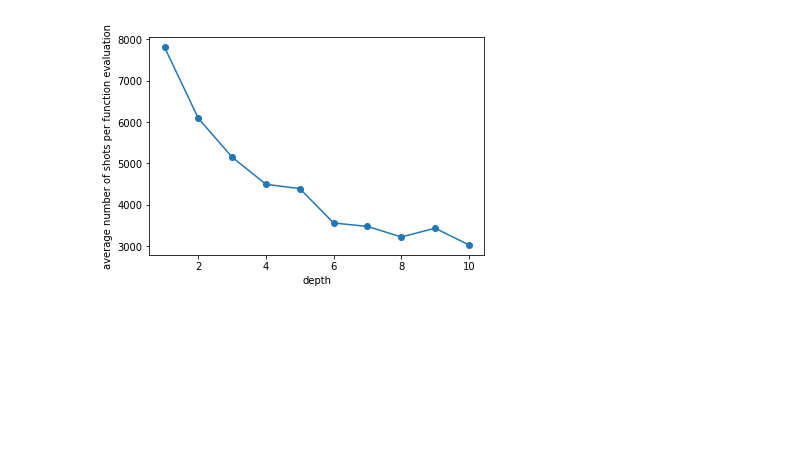
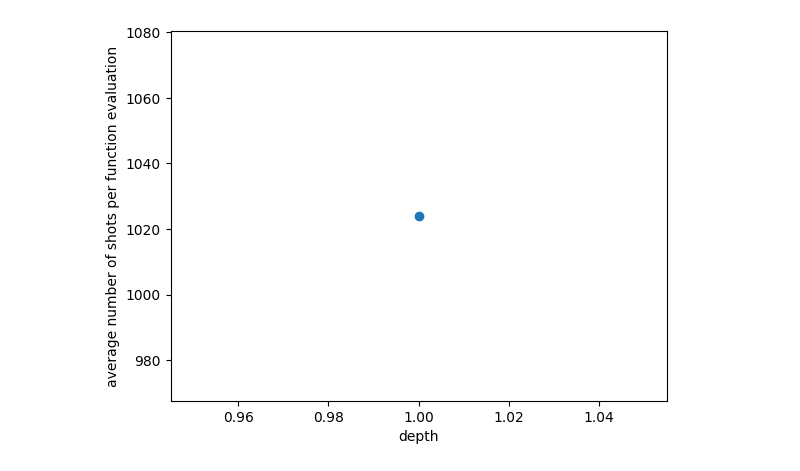
Before and after one commit to NordIQuEst/application-library, a Jupyter notebook: hybrid-algorithms/QAOA/MaxCut.ipynb, the cells around one changed output. Cells and saved outputs as stored; diff of their text form; code cells hidden in the pictures; blank space fills up the shorter version.

```diff
--- a/hybrid-algorithms/QAOA/MaxCut.ipynb
+++ b/hybrid-algorithms/QAOA/MaxCut.ipynb
@@ -53,5 +61,5 @@ _=pl.colorbar(im, cax=cax)
 # %%
-maxdepth=10
+maxdepth = 1
 for i in range(maxdepth):
-    qaoamc.increase_depth(qasm_sim, precision=0.025)
+    qaoamc.increase_depth()
 # %% [output]
@@ -91,6 +102,10 @@ _=pl.xlabel('depth')
 # %%
-_=pl.plot(np.arange(1,maxdepth+1),np.array(list(qaoamc.num_shots.values()))/np.array(list(qaoamc.num_fval.values())),"o-")
-_=pl.ylabel('average number of shots per function evaluation')
-_=pl.xlabel('depth')
+_ = pl.plot(
+    np.arange(1, maxdepth + 1),
+    np.array(list(qaoamc.num_shots.values())) / np.array(list(qaoamc.num_fval.values())),
+    "o-",
+)
+_ = pl.ylabel("average number of shots per function evaluation")
+_ = pl.xlabel("depth")
 # %% [output]
-[figure, old version]
+[figure, new version]
```
Also changed, not shown: parts of 13 cells of this notebook, 13 other files.
